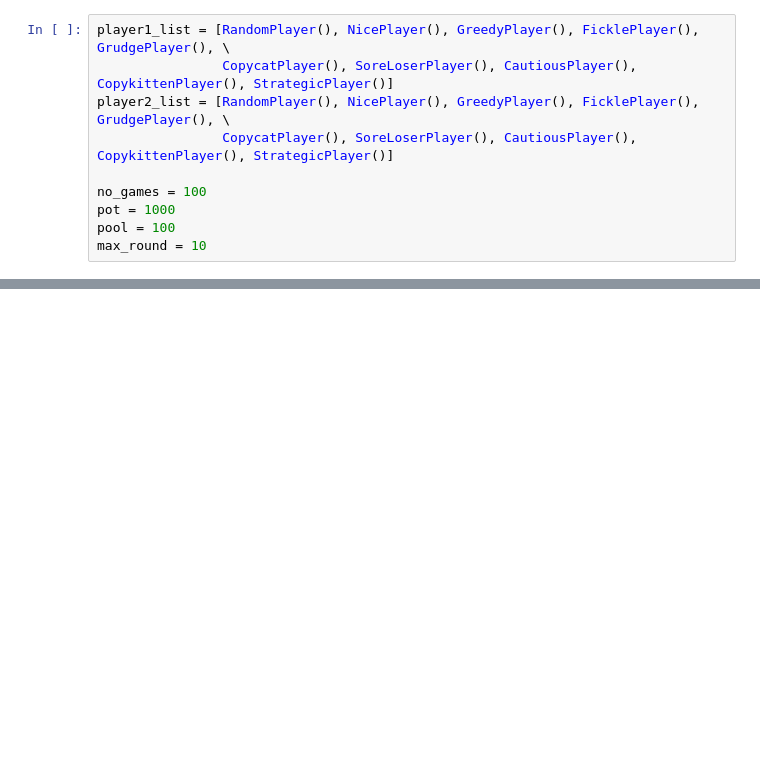
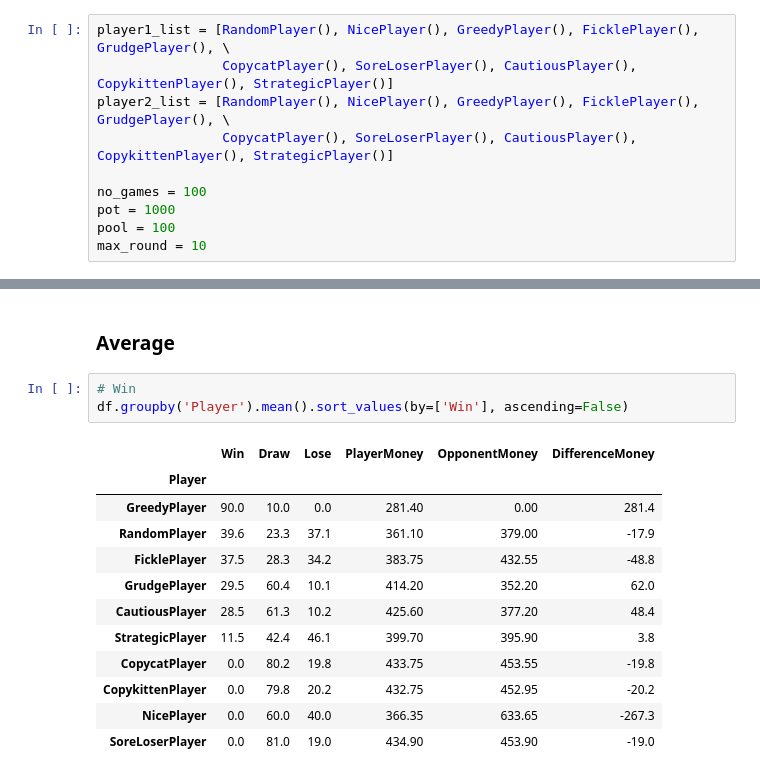
Before and after one commit to binxuankong/game-theory-projects, a Jupyter notebook: SplitOrSteal/Game Analysis.ipynb, the cells around one changed output, grey strips where cells are left out. Cells and saved outputs as stored; diff of their text form; blank space fills up the shorter version.

```diff
--- a/SplitOrSteal/Game Analysis.ipynb
+++ b/SplitOrSteal/Game Analysis.ipynb
@@ -100,0 +211,18 @@ StrategicPlayer average results
+# %% [markdown]
+### Average
+# %%
+# Win
+df.groupby('Player').mean().sort_values(by=['Win'], ascending=False)
+# %% [output]
+|  | Win | Draw | Lose | PlayerMoney | OpponentMoney | DifferenceMoney |
+| Player |  |  |  |  |  |  |
+| GreedyPlayer | 90.0 | 10.0 | 0.0 | 281.40 | 0.00 | 281.4 |
+| RandomPlayer | 39.6 | 23.3 | 37.1 | 361.10 | 379.00 | -17.9 |
+| FicklePlayer | 37.5 | 28.3 | 34.2 | 383.75 | 432.55 | -48.8 |
+| GrudgePlayer | 29.5 | 60.4 | 10.1 | 414.20 | 352.20 | 62.0 |
+| CautiousPlayer | 28.5 | 61.3 | 10.2 | 425.60 | 377.20 | 48.4 |
+| StrategicPlayer | 11.5 | 42.4 | 46.1 | 399.70 | 395.90 | 3.8 |
+| CopycatPlayer | 0.0 | 80.2 | 19.8 | 433.75 | 453.55 | -19.8 |
+| CopykittenPlayer | 0.0 | 79.8 | 20.2 | 432.75 | 452.95 | -20.2 |
+| NicePlayer | 0.0 | 60.0 | 40.0 | 366.35 | 633.65 | -267.3 |
+| SoreLoserPlayer | 0.0 | 81.0 | 19.0 | 434.90 | 453.90 | -19.0 |
```
Also changed, not shown: parts of 19 cells of this notebook.
